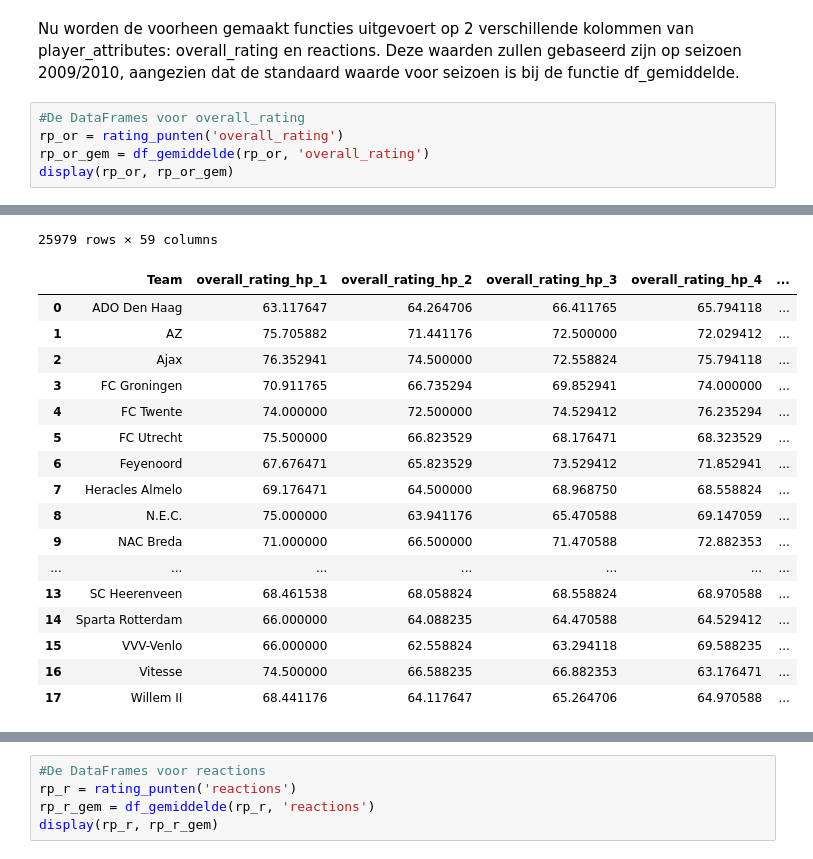
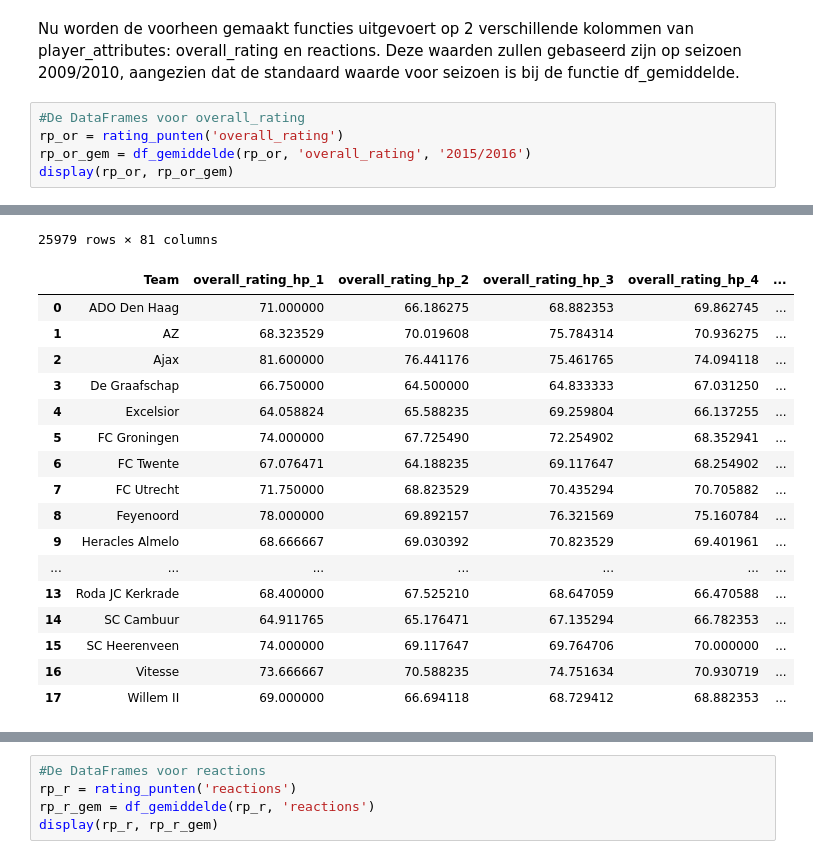
Before and after one commit to BJHeemskerk/DataLab2_2023, a Jupyter notebook: DataLab2_Groep_3B.ipynb, the cells around one changed output, grey strips where cells are left out. Drawn from its saved outputs; the diff is of its cells as text.

```diff
--- a/DataLab2_Groep_3B.ipynb
+++ b/DataLab2_Groep_3B.ipynb
@@ -1322,39 +1320,39 @@ Nu worden de voorheen gemaakt functies uitgevoert op 2 verschillende kolommen va
 # %%
 #De DataFrames voor overall_rating
 rp_or = rating_punten('overall_rating')
-rp_or_gem = df_gemiddelde(rp_or, 'overall_rating')
+rp_or_gem = df_gemiddelde(rp_or, 'overall_rating', '2015/2016')
 display(rp_or, rp_or_gem)
 # %% [output]
 |  | id | country_id | league_id | season | stage | date | match_api_id | home_team | home_team_api_id | ... |
 | 0 | 1 | 1 | 1 | 2008/2009 | 1 | 2008-08-17 00:00:00 | 492473 | KRC Genk | 9987 | ... |
 | 1 | 2 | 1 | 1 | 2008/2009 | 1 | 2008-08-16 00:00:00 | 492474 | SV Zulte-Waregem | 10000 | ... |
 | 2 | 3 | 1 | 1 | 2008/2009 | 1 | 2008-08-16 00:00:00 | 492475 | KSV Cercle Brugge | 9984 | ... |
 | 3 | 4 | 1 | 1 | 2008/2009 | 1 | 2008-08-17 00:00:00 | 492476 | KAA Gent | 9991 | ... |
 | 4 | 5 | 1 | 1 | 2008/2009 | 1 | 2008-08-16 00:00:00 | 492477 | FCV Dender EH | 7947 | ... |
 | ... | ... | ... | ... | ... | ... | ... | ... | ... | ... | ... |
 | 25974 | 25975 | 24558 | 24558 | 2015/2016 | 9 | 2015-09-22 00:00:00 | 1992091 | FC St. Gallen | 10190 | ... |
 | 25975 | 25976 | 24558 | 24558 | 2015/2016 | 9 | 2015-09-23 00:00:00 | 1992092 | FC Vaduz | 9824 | ... |
 | 25976 | 25977 | 24558 | 24558 | 2015/2016 | 9 | 2015-09-23 00:00:00 | 1992093 | Grasshopper Club Zürich | 9956 | ... |
 | 25977 | 25978 | 24558 | 24558 | 2015/2016 | 9 | 2015-09-22 00:00:00 | 1992094 | Lugano | 7896 | ... |
 | 25978 | 25979 | 24558 | 24558 | 2015/2016 | 9 | 2015-09-23 00:00:00 | 1992095 | BSC Young Boys | 10192 | ... |
-25979 rows × 59 columns
+25979 rows × 81 columns
 |  | Team | overall_rating_hp_1 | overall_rating_hp_2 | overall_rating_hp_3 | overall_rating_hp_4 | ... |
-| 0 | ADO Den Haag | 63.117647 | 64.264706 | 66.411765 | 65.794118 | ... |
-| 1 | AZ | 75.705882 | 71.441176 | 72.500000 | 72.029412 | ... |
-| 2 | Ajax | 76.352941 | 74.500000 | 72.558824 | 75.794118 | ... |
-| 3 | FC Groningen | 70.911765 | 66.735294 | 69.852941 | 74.000000 | ... |
-| 4 | FC Twente | 74.000000 | 72.500000 | 74.529412 | 76.235294 | ... |
-| 5 | FC Utrecht | 75.500000 | 66.823529 | 68.176471 | 68.323529 | ... |
-| 6 | Feyenoord | 67.676471 | 65.823529 | 73.529412 | 71.852941 | ... |
-| 7 | Heracles Almelo | 69.176471 | 64.500000 | 68.968750 | 68.558824 | ... |
-| 8 | N.E.C. | 75.000000 | 63.941176 | 65.470588 | 69.147059 | ... |
-| 9 | NAC Breda | 71.000000 | 66.500000 | 71.470588 | 72.882353 | ... |
+| 0 | ADO Den Haag | 71.000000 | 66.186275 | 68.882353 | 69.862745 | ... |
+| 1 | AZ | 68.323529 | 70.019608 | 75.784314 | 70.936275 | ... |
+| 2 | Ajax | 81.600000 | 76.441176 | 75.461765 | 74.094118 | ... |
+| 3 | De Graafschap | 66.750000 | 64.500000 | 64.833333 | 67.031250 | ... |
+| 4 | Excelsior | 64.058824 | 65.588235 | 69.259804 | 66.137255 | ... |
+| 5 | FC Groningen | 74.000000 | 67.725490 | 72.254902 | 68.352941 | ... |
+| 6 | FC Twente | 67.076471 | 64.188235 | 69.117647 | 68.254902 | ... |
+| 7 | FC Utrecht | 71.750000 | 68.823529 | 70.435294 | 70.705882 | ... |
+| 8 | Feyenoord | 78.000000 | 69.892157 | 76.321569 | 75.160784 | ... |
+| 9 | Heracles Almelo | 68.666667 | 69.030392 | 70.823529 | 69.401961 | ... |
 | ... | ... | ... | ... | ... | ... | ... |
-| 13 | SC Heerenveen | 68.461538 | 68.058824 | 68.558824 | 68.970588 | ... |
-| 14 | Sparta Rotterdam | 66.000000 | 64.088235 | 64.470588 | 64.529412 | ... |
-| 15 | VVV-Venlo | 66.000000 | 62.558824 | 63.294118 | 69.588235 | ... |
-| 16 | Vitesse | 74.500000 | 66.588235 | 66.882353 | 63.176471 | ... |
-| 17 | Willem II | 68.441176 | 64.117647 | 65.264706 | 64.970588 | ... |
+| 13 | Roda JC Kerkrade | 68.400000 | 67.525210 | 68.647059 | 66.470588 | ... |
+| 14 | SC Cambuur | 64.911765 | 65.176471 | 67.135294 | 66.782353 | ... |
+| 15 | SC Heerenveen | 74.000000 | 69.117647 | 69.764706 | 70.000000 | ... |
+| 16 | Vitesse | 73.666667 | 70.588235 | 74.751634 | 70.930719 | ... |
+| 17 | Willem II | 69.000000 | 66.694118 | 68.729412 | 68.882353 | ... |
 # %%
 #De grafieken van overall_rating
 rating_grafieken(rp_or_gem, 'overall_rating')
```
Also changed, not shown: parts of 2 cells of this notebook, 2 other files.
